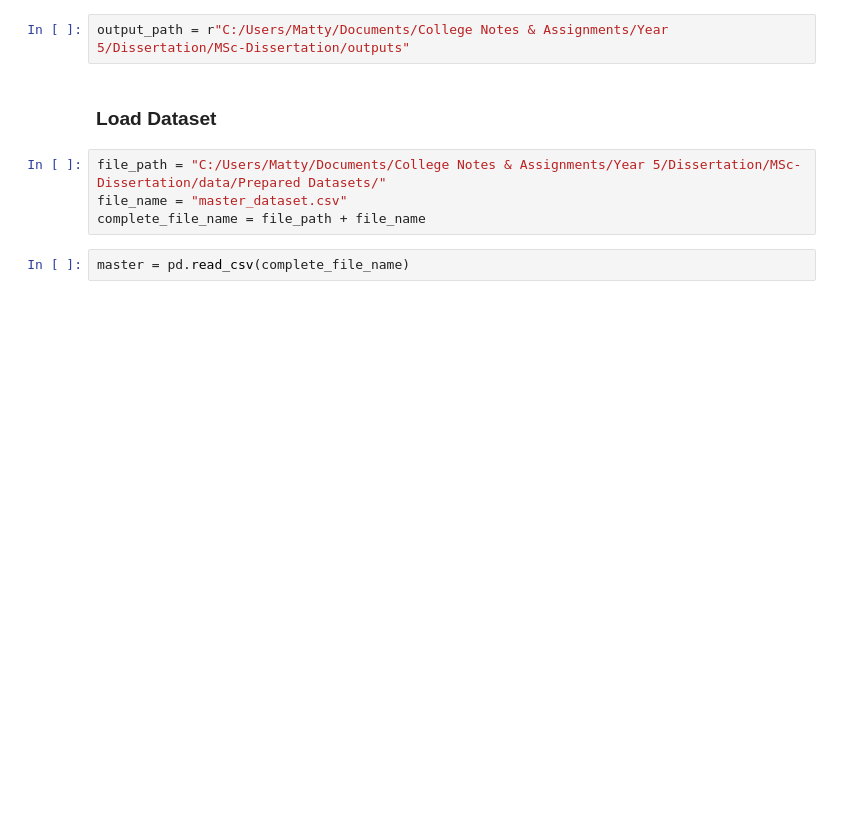
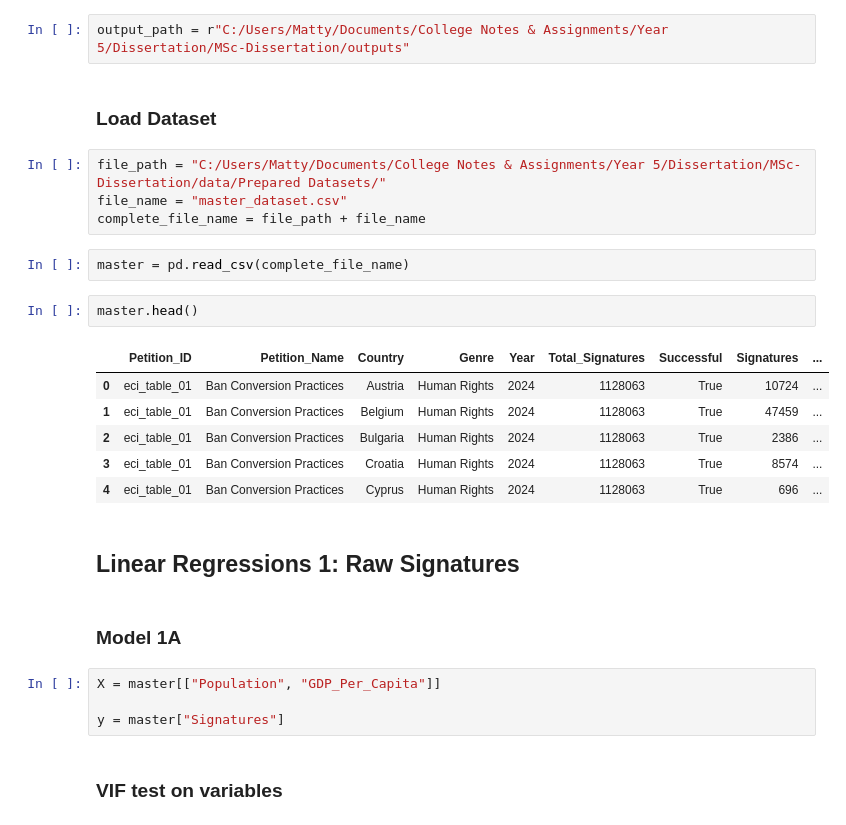
Before and after one commit to Matthew-Riddell/MSc-Dissertation, a Jupyter notebook: notebooks/08-linear-regressions.ipynb, the cells around one changed output. Cells and saved outputs as stored; diff of their text form; blank space fills up the shorter version.

```diff
--- a/notebooks/08-linear-regressions.ipynb
+++ b/notebooks/08-linear-regressions.ipynb
@@ -91,3 +99,22 @@ file_name = "master_dataset.csv"
 complete_file_name = file_path + file_name
 # %%
 master = pd.read_csv(complete_file_name)
+# %%
+master.head()
+# %% [output]
+|  | Petition_ID | Petition_Name | Country | Genre | Year | Total_Signatures | Successful | Signatures | ... |
+| 0 | eci_table_01 | Ban Conversion Practices | Austria | Human Rights | 2024 | 1128063 | True | 10724 | ... |
+| 1 | eci_table_01 | Ban Conversion Practices | Belgium | Human Rights | 2024 | 1128063 | True | 47459 | ... |
+| 2 | eci_table_01 | Ban Conversion Practices | Bulgaria | Human Rights | 2024 | 1128063 | True | 2386 | ... |
+| 3 | eci_table_01 | Ban Conversion Practices | Croatia | Human Rights | 2024 | 1128063 | True | 8574 | ... |
+| 4 | eci_table_01 | Ban Conversion Practices | Cyprus | Human Rights | 2024 | 1128063 | True | 696 | ... |
+# %% [markdown]
+## Linear Regressions 1: Raw Signatures
+# %% [markdown]
+### Model 1A
+# %%
+X = master[["Population", "GDP_Per_Capita"]]
+
+y = master["Signatures"]
+# %% [markdown]
+### VIF test on variables
```
Also changed, not shown: parts of 16 cells of this notebook, 1 other file.
